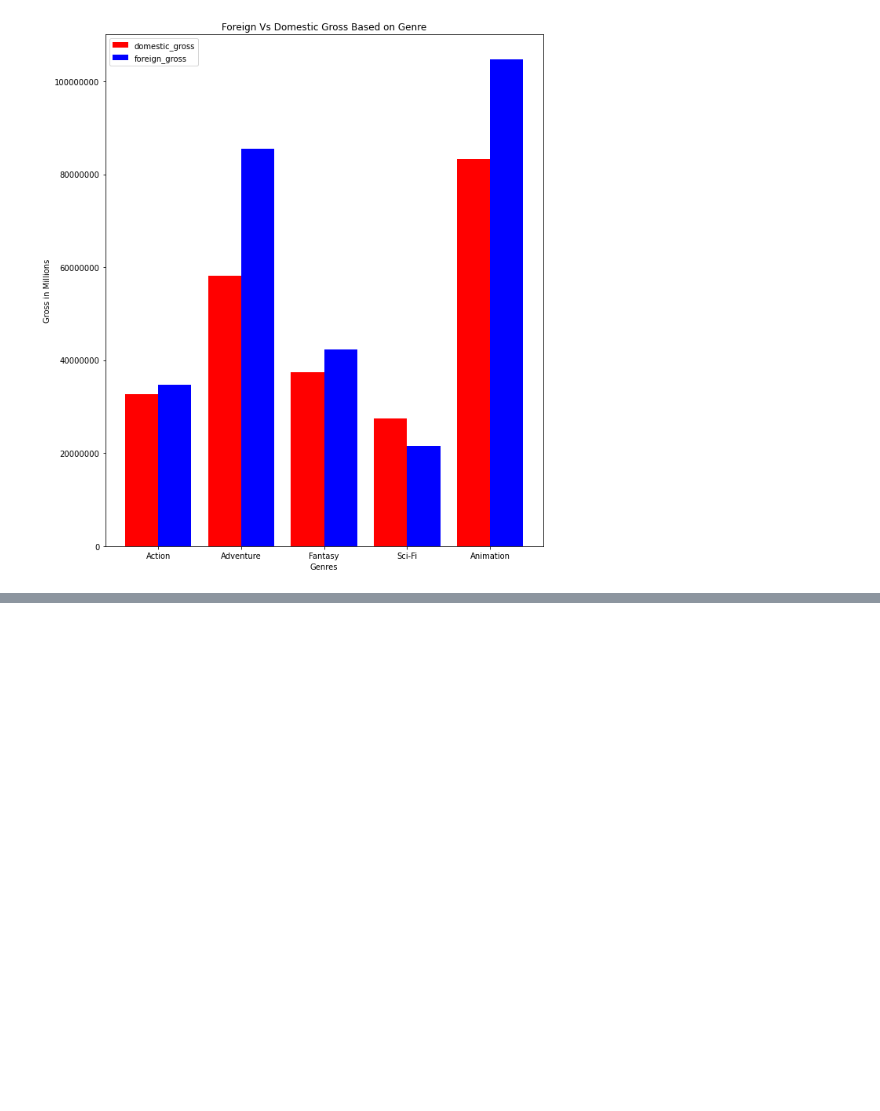
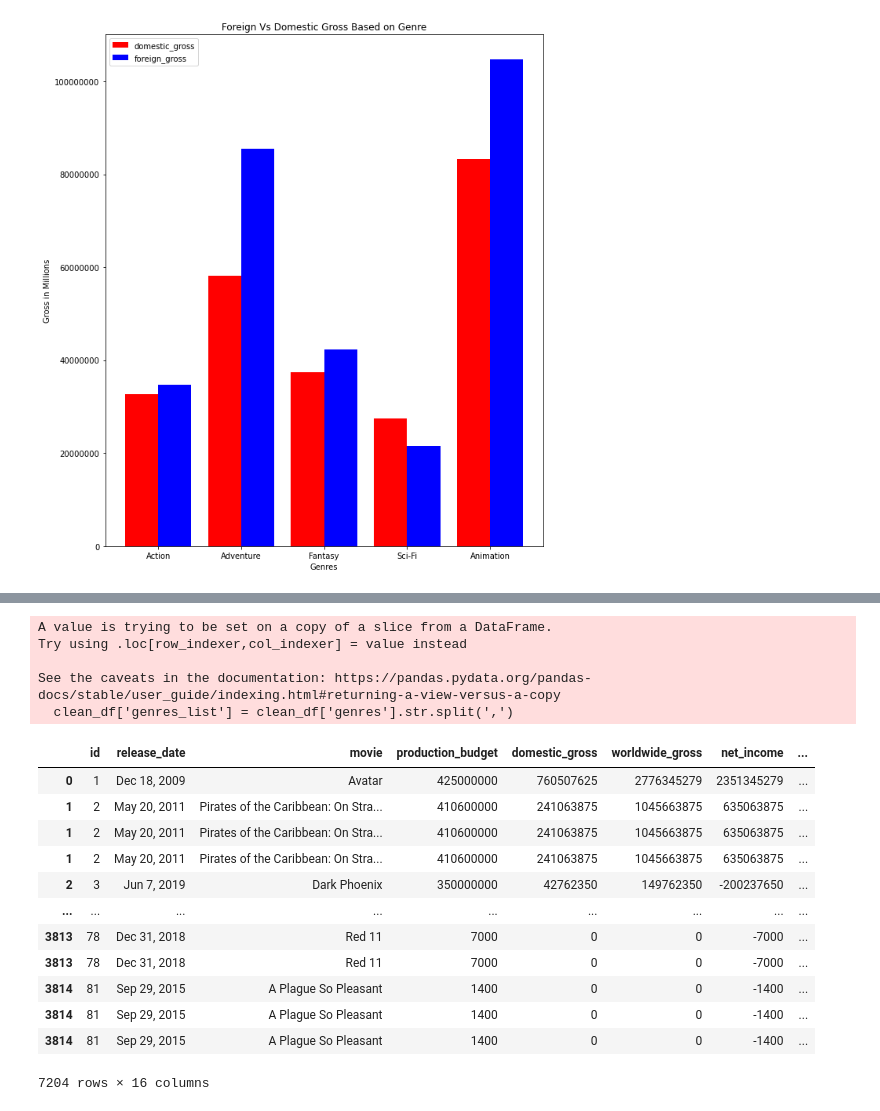
Before and after one commit to StefanoCaruso456/Movie-Studio-Project, a Jupyter notebook: notebook_development/jbook_Samuel.ipynb, the cells around one changed output, grey strips where cells are left out. Drawn from its saved outputs; the diff is of its cells as text; code cells hidden in the pictures; blank space fills up the shorter version.

```diff
--- a/notebook_development/jbook_Samuel.ipynb
+++ b/notebook_development/jbook_Samuel.ipynb
@@ -677,0 +704,25 @@ plt.show();
+# %%
+clean_df['genres_list'] = clean_df['genres'].str.split(',')
+# %% [output]
+A value is trying to be set on a copy of a slice from a DataFrame.
+Try using .loc[row_indexer,col_indexer] = value instead
+
+See the caveats in the documentation: https://pandas.pydata.org/pandas-docs/stable/user_guide/indexing.html#returning-a-view-versus-a-copy
+  clean_df['genres_list'] = clean_df['genres'].str.split(',')
+# %%
+genre_ex = clean_df.explode('genres_list')
+genre_ex
+# %% [output]
+|  | id | release_date | movie | production_budget | domestic_gross | worldwide_gross | net_income | ... |
+| 0 | 1 | Dec 18, 2009 | Avatar | 425000000 | 760507625 | 2776345279 | 2351345279 | ... |
+| 1 | 2 | May 20, 2011 | Pirates of the Caribbean: On Stra... | 410600000 | 241063875 | 1045663875 | 635063875 | ... |
+| 1 | 2 | May 20, 2011 | Pirates of the Caribbean: On Stra... | 410600000 | 241063875 | 1045663875 | 635063875 | ... |
+| 1 | 2 | May 20, 2011 | Pirates of the Caribbean: On Stra... | 410600000 | 241063875 | 1045663875 | 635063875 | ... |
+| 2 | 3 | Jun 7, 2019 | Dark Phoenix | 350000000 | 42762350 | 149762350 | -200237650 | ... |
+| ... | ... | ... | ... | ... | ... | ... | ... | ... |
+| 3813 | 78 | Dec 31, 2018 | Red 11 | 7000 | 0 | 0 | -7000 | ... |
+| 3813 | 78 | Dec 31, 2018 | Red 11 | 7000 | 0 | 0 | -7000 | ... |
+| 3814 | 81 | Sep 29, 2015 | A Plague So Pleasant | 1400 | 0 | 0 | -1400 | ... |
+| 3814 | 81 | Sep 29, 2015 | A Plague So Pleasant | 1400 | 0 | 0 | -1400 | ... |
+| 3814 | 81 | Sep 29, 2015 | A Plague So Pleasant | 1400 | 0 | 0 | -1400 | ... |
+7204 rows × 16 columns
```
Also changed, not shown: parts of 13 cells of this notebook, 1 other file.
